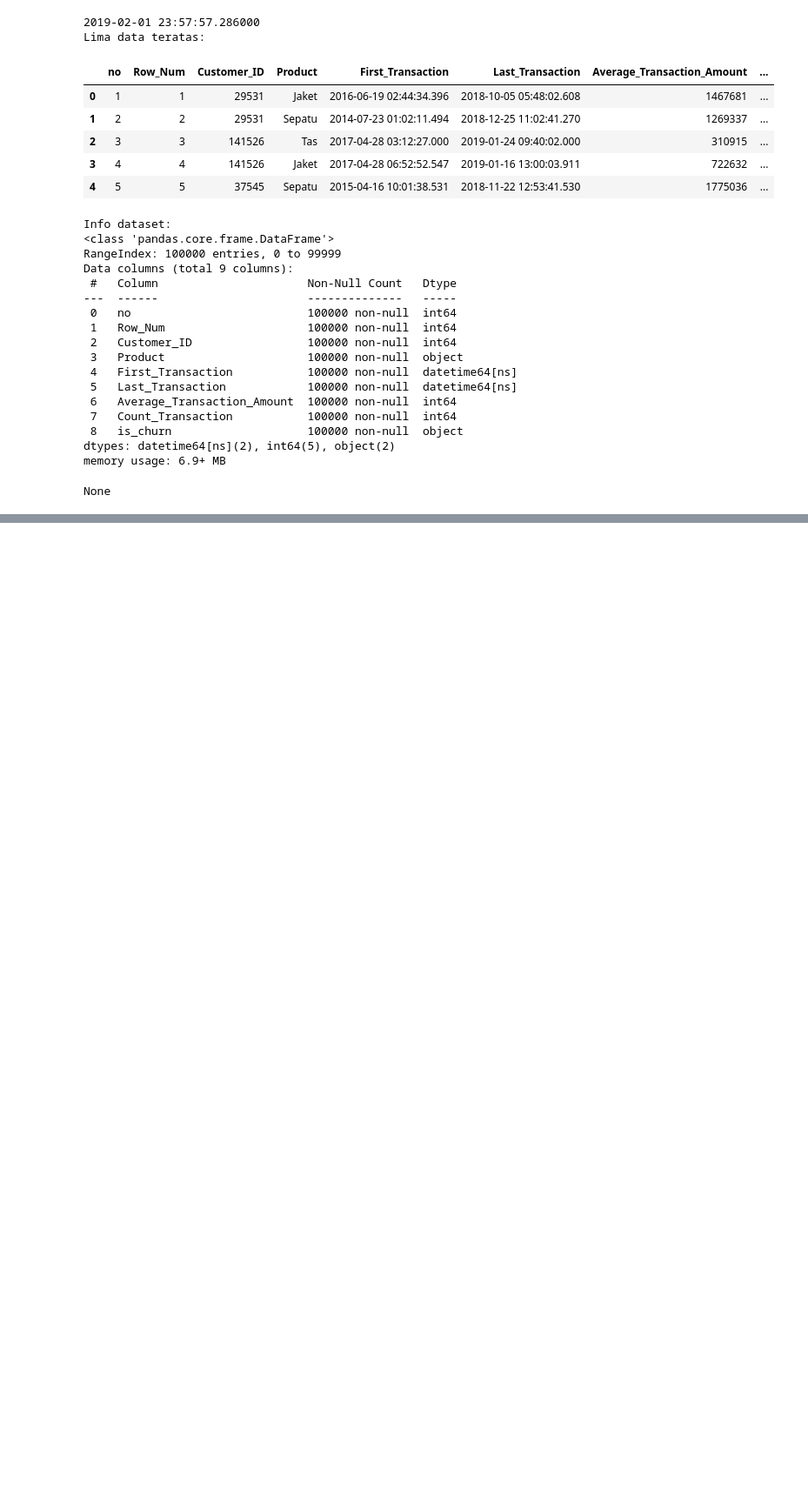
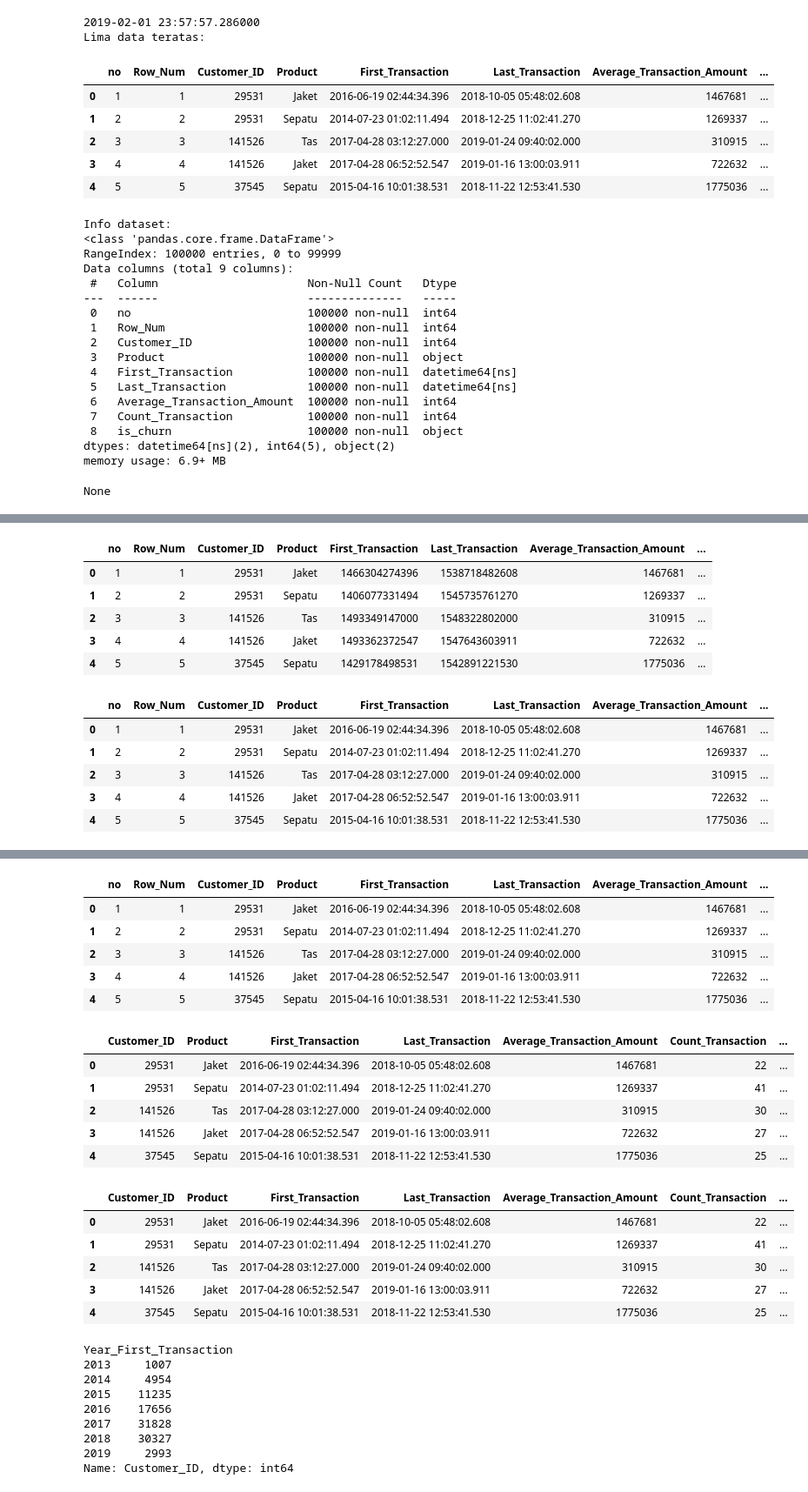
Before and after one commit to UsepSyaikalArifin/DQLab-Academy-Course-Online, a Jupyter notebook: Kelas Fundamental/Data Analyst Project - Business Decisions Research/Jupyter Notebook/main.ipynb, the cells around one changed output, grey strips where cells are left out. Shown at 87% size. Drawn from its saved outputs; the diff is of its cells as text; code cells hidden in the pictures; blank space fills up the shorter version.

```diff
--- a/Kelas Fundamental/Data Analyst Project - Business Decisions Research/Jupyter Notebook/main.ipynb
+++ b/Kelas Fundamental/Data Analyst Project - Business Decisions Research/Jupyter Notebook/main.ipynb
@@ -184,0 +185,43 @@ display(df.head())
+# %%
+import pandas as pd
+import matplotlib.pyplot as plt
+from IPython.display import display
+
+df = pd.read_csv("https://storage.googleapis.com/dqlab-dataset/data_retail.csv", sep=";")
+display(df.head())
+
+df["First_Transaction"] = pd.to_datetime(df['First_Transaction'], unit="ms")
+df["Last_Transaction"] = pd.to_datetime(df['Last_Transaction'], unit="ms")
+display(df.head())
+
+display(max(df["Last_Transaction"]))
+
+df.loc[df["Last_Transaction"] <= "2018-08-01", "is_churn"] = True
+df.loc[df["Last_Transaction"] > "2018-08-01", "is_churn"] = False
+
+display(df.head())
+
+df = df.drop(["no","Row_Num"], axis = 1)
+display(df.head())
+
+df["Year_First_Transaction"] = df["First_Transaction"].dt.year
+df["Year_Last_Transaction"] = df["Last_Transaction"].dt.year
+
+display(df.head())
+
+df_year = df.groupby(["Year_First_Transaction"])["Customer_ID"].count()
+df_year.plot(x="Year_First_Transaction", y="Customer_ID", kind="bar", title="Graph of Customer Acquisition")
+display(df_year)
+# %% [output]
+|  | no | Row_Num | Customer_ID | Product | First_Transaction | Last_Transaction | Average_Transaction_Amount | ... |
+| 0 | 1 | 1 | 29531 | Jaket | 1466304274396 | 1538718482608 | 1467681 | ... |
+| 1 | 2 | 2 | 29531 | Sepatu | 1406077331494 | 1545735761270 | 1269337 | ... |
+| 2 | 3 | 3 | 141526 | Tas | 1493349147000 | 1548322802000 | 310915 | ... |
+| 3 | 4 | 4 | 141526 | Jaket | 1493362372547 | 1547643603911 | 722632 | ... |
+| 4 | 5 | 5 | 37545 | Sepatu | 1429178498531 | 1542891221530 | 1775036 | ... |
+|  | no | Row_Num | Customer_ID | Product | First_Transaction | Last_Transaction | Average_Transaction_Amount | ... |
+| 0 | 1 | 1 | 29531 | Jaket | 2016-06-19 02:44:34.396 | 2018-10-05 05:48:02.608 | 1467681 | ... |
+| 1 | 2 | 2 | 29531 | Sepatu | 2014-07-23 01:02:11.494 | 2018-12-25 11:02:41.270 | 1269337 | ... |
+| 2 | 3 | 3 | 141526 | Tas | 2017-04-28 03:12:27.000 | 2019-01-24 09:40:02.000 | 310915 | ... |
+| 3 | 4 | 4 | 141526 | Jaket | 2017-04-28 06:52:52.547 | 2019-01-16 13:00:03.911 | 722632 | ... |
+| 4 | 5 | 5 | 37545 | Sepatu | 2015-04-16 10:01:38.531 | 2018-11-22 12:53:41.530 | 1775036 | ... |
@@ -184,0 +229,27 @@ display(df.head())
+|  | no | Row_Num | Customer_ID | Product | First_Transaction | Last_Transaction | Average_Transaction_Amount | ... |
+| 0 | 1 | 1 | 29531 | Jaket | 2016-06-19 02:44:34.396 | 2018-10-05 05:48:02.608 | 1467681 | ... |
+| 1 | 2 | 2 | 29531 | Sepatu | 2014-07-23 01:02:11.494 | 2018-12-25 11:02:41.270 | 1269337 | ... |
+| 2 | 3 | 3 | 141526 | Tas | 2017-04-28 03:12:27.000 | 2019-01-24 09:40:02.000 | 310915 | ... |
+| 3 | 4 | 4 | 141526 | Jaket | 2017-04-28 06:52:52.547 | 2019-01-16 13:00:03.911 | 722632 | ... |
+| 4 | 5 | 5 | 37545 | Sepatu | 2015-04-16 10:01:38.531 | 2018-11-22 12:53:41.530 | 1775036 | ... |
+|  | Customer_ID | Product | First_Transaction | Last_Transaction | Average_Transaction_Amount | Count_Transaction | ... |
+| 0 | 29531 | Jaket | 2016-06-19 02:44:34.396 | 2018-10-05 05:48:02.608 | 1467681 | 22 | ... |
+| 1 | 29531 | Sepatu | 2014-07-23 01:02:11.494 | 2018-12-25 11:02:41.270 | 1269337 | 41 | ... |
+| 2 | 141526 | Tas | 2017-04-28 03:12:27.000 | 2019-01-24 09:40:02.000 | 310915 | 30 | ... |
+| 3 | 141526 | Jaket | 2017-04-28 06:52:52.547 | 2019-01-16 13:00:03.911 | 722632 | 27 | ... |
+| 4 | 37545 | Sepatu | 2015-04-16 10:01:38.531 | 2018-11-22 12:53:41.530 | 1775036 | 25 | ... |
+|  | Customer_ID | Product | First_Transaction | Last_Transaction | Average_Transaction_Amount | Count_Transaction | ... |
+| 0 | 29531 | Jaket | 2016-06-19 02:44:34.396 | 2018-10-05 05:48:02.608 | 1467681 | 22 | ... |
+| 1 | 29531 | Sepatu | 2014-07-23 01:02:11.494 | 2018-12-25 11:02:41.270 | 1269337 | 41 | ... |
+| 2 | 141526 | Tas | 2017-04-28 03:12:27.000 | 2019-01-24 09:40:02.000 | 310915 | 30 | ... |
+| 3 | 141526 | Jaket | 2017-04-28 06:52:52.547 | 2019-01-16 13:00:03.911 | 722632 | 27 | ... |
+| 4 | 37545 | Sepatu | 2015-04-16 10:01:38.531 | 2018-11-22 12:53:41.530 | 1775036 | 25 | ... |
+Year_First_Transaction
+2013     1007
+2014     4954
+2015    11235
+2016    17656
+2017    31828
+2018    30327
+2019     2993
+Name: Customer_ID, dtype: int64
```
Also changed, not shown: parts of 2 cells of this notebook.
